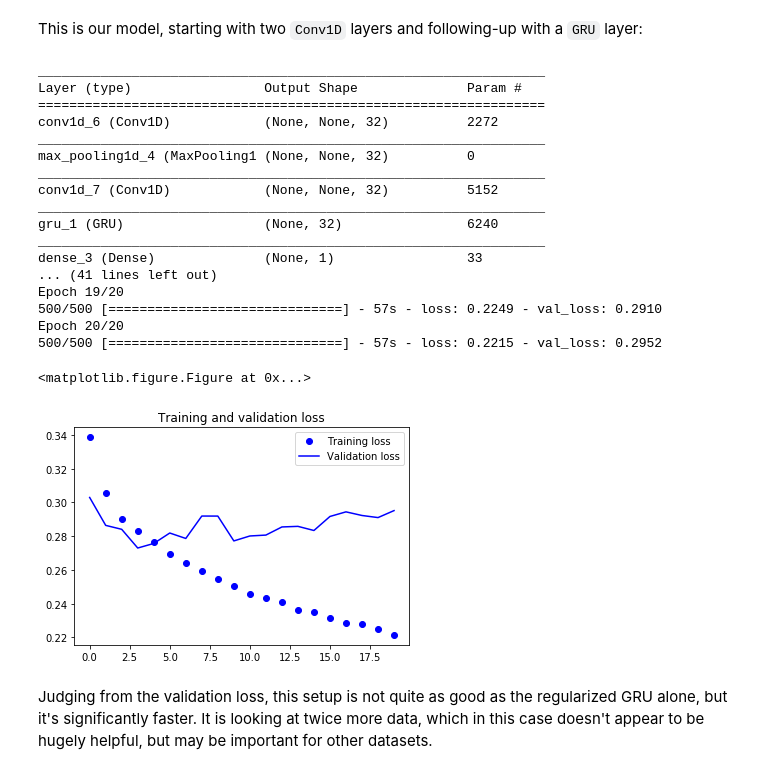
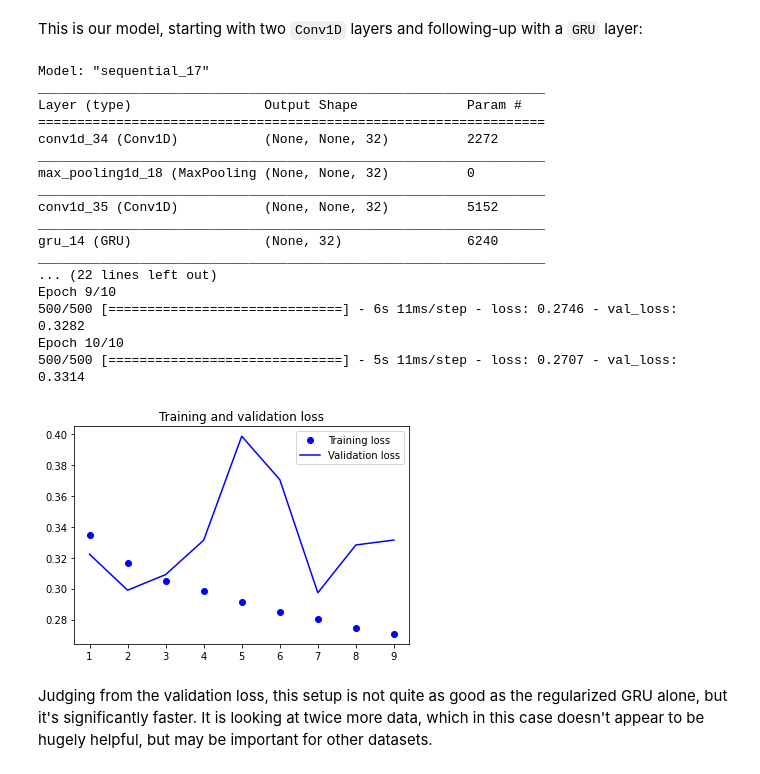
Before and after one commit to nhemleben/Deep-Learning-Python, a Jupyter notebook: 6.4-sequence-processing-with-convnets.ipynb, the cells around one changed output. Cells and saved outputs as stored; diff of their text form; code cells hidden in the pictures.

```diff
--- a/6.4-sequence-processing-with-convnets.ipynb
+++ b/6.4-sequence-processing-with-convnets.ipynb
@@ -141,7 +162,8 @@ from the previous section, where order-sensitivity was key to produce good predi
 import os
 import numpy as np
 
-data_dir = '/home/ubuntu/data/'
+data_dir = '/home/nicholas/Downloads/WeatherDat/'
+
 fname = os.path.join(data_dir, 'jena_climate_2009_2016.csv')
 
 f = open(fname)
@@ -305,7 +327,12 @@ point per 30 minutes.
 # %%
 # This was previously set to 6 (one point per hour).
 # Now 3 (one point per 30 min).
+
+#The step size of 3 made me only get nans for error.
+#I had to set it back to 6 to get usable errors, and going to 12 made things actually converge
+
 step = 3
+step = 12
 lookback = 720  # Unchanged
 delay = 144 # Unchanged
 
@@ -343,47 +370,46 @@ model.add(layers.Dense(1))
 
 model.summary()
 
-model.compile(optimizer=RMSprop(), loss='mae')
+model.compile(optimizer=RMSprop( clipnorm=1.0 ), loss='mae')
 history = model.fit_generator(train_gen,
                               steps_per_epoch=500,
-                              epochs=20,
+                              epochs=10,
                               validation_data=val_gen,
                               validation_steps=val_steps)
 # %% [output]
+Model: "sequential_17"
 _________________________________________________________________
 Layer (type)                 Output Shape              Param #
 =================================================================
-conv1d_6 (Conv1D)            (None, None, 32)          2272
+conv1d_34 (Conv1D)           (None, None, 32)          2272
 _________________________________________________________________
-max_pooling1d_4 (MaxPooling1 (None, None, 32)          0
+max_pooling1d_18 (MaxPooling (None, None, 32)          0
 _________________________________________________________________
-conv1d_7 (Conv1D)            (None, None, 32)          5152
+conv1d_35 (Conv1D)           (None, None, 32)          5152
 _________________________________________________________________
-gru_1 (GRU)                  (None, 32)                6240
+gru_14 (GRU)                 (None, 32)                6240
 _________________________________________________________________
-dense_3 (Dense)              (None, 1)                 33
-... (41 lines left out)
-Epoch 19/20
-500/500 [==============================] - 57s - loss: 0.2249 - val_loss: 0.2910
-Epoch 20/20
-500/500 [==============================] - 57s - loss: 0.2215 - val_loss: 0.2952
+... (22 lines left out)
+Epoch 9/10
+500/500 [==============================] - 6s 11ms/step - loss: 0.2746 - val_loss: 0.3282
+Epoch 10/10
+500/500 [==============================] - 5s 11ms/step - loss: 0.2707 - val_loss: 0.3314
 # %%
 loss = history.history['loss']
 val_loss = history.history['val_loss']
 
 epochs = range(len(loss))
 
 plt.figure()
 
-plt.plot(epochs, loss, 'bo', label='Training loss')
-plt.plot(epochs, val_loss, 'b', label='Validation loss')
+plt.plot(epochs[1:], loss[1:], 'bo', label='Training loss')
+plt.plot(epochs[1:], val_loss[1:], 'b', label='Validation loss')
 plt.title('Training and validation loss')
 plt.legend()
 
 plt.show()
 # %% [output]
-<matplotlib.figure.Figure at 0x...>
-[figure, old version]
+[figure, new version]
 # %% [markdown]
 Judging from the validation loss, this setup is not quite as good as the regularized GRU alone, but it's significantly faster. It is
 looking at twice more data, which in this case doesn't appear to be hugely helpful, but may be important for other datasets.
```
Also changed, not shown: parts of 5 cells of this notebook, 2 other files.
